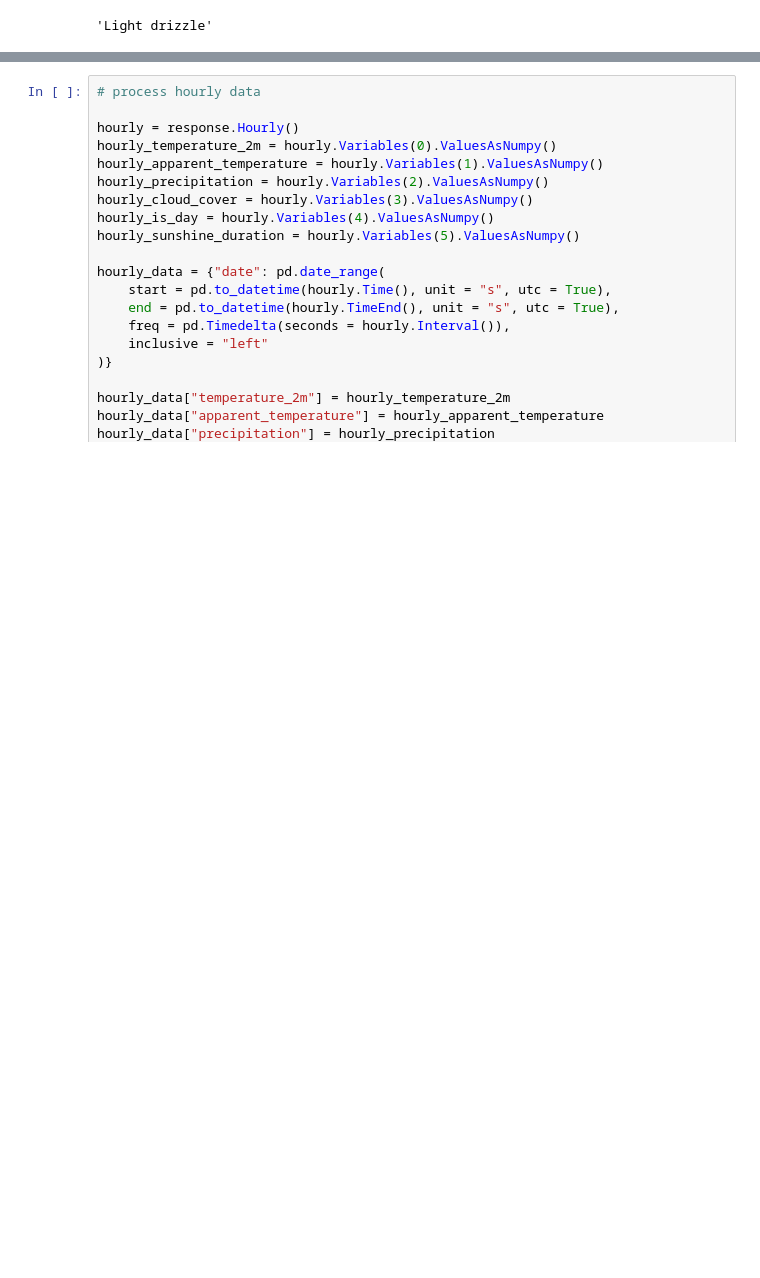
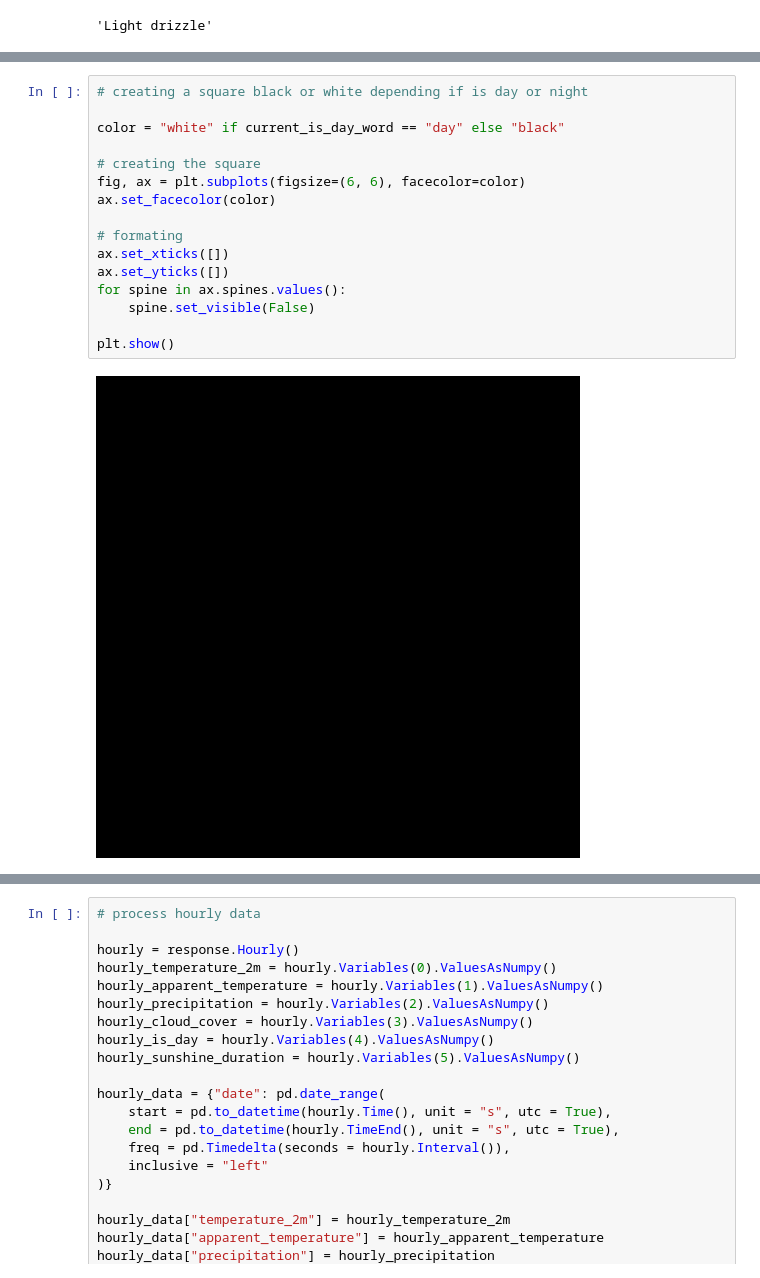
Before and after one commit to aliceaviggiani/dp-weather, a Jupyter notebook: dp-weather-1.ipynb, the cells around one changed output, grey strips where cells are left out. Cells and saved outputs as stored; diff of their text form; blank space fills up the shorter version.

Commit message:
creating the df for the current data + a day/night square

```diff
--- a/dp-weather-1.ipynb
+++ b/dp-weather-1.ipynb
@@ -207,0 +229,18 @@ NameError: name 'ts_utc' is not defined
+# %%
+# creating a square black or white depending if is day or night
+
+color = "white" if current_is_day_word == "day" else "black"
+
+# creating the square
+fig, ax = plt.subplots(figsize=(6, 6), facecolor=color)
+ax.set_facecolor(color)
+
+# formating
+ax.set_xticks([])
+ax.set_yticks([])
+for spine in ax.spines.values():
+    spine.set_visible(False)
+
+plt.show()
+# %% [output]
+[figure, added]
```
Also changed, not shown: parts of 6 cells of this notebook, 1 other file.
